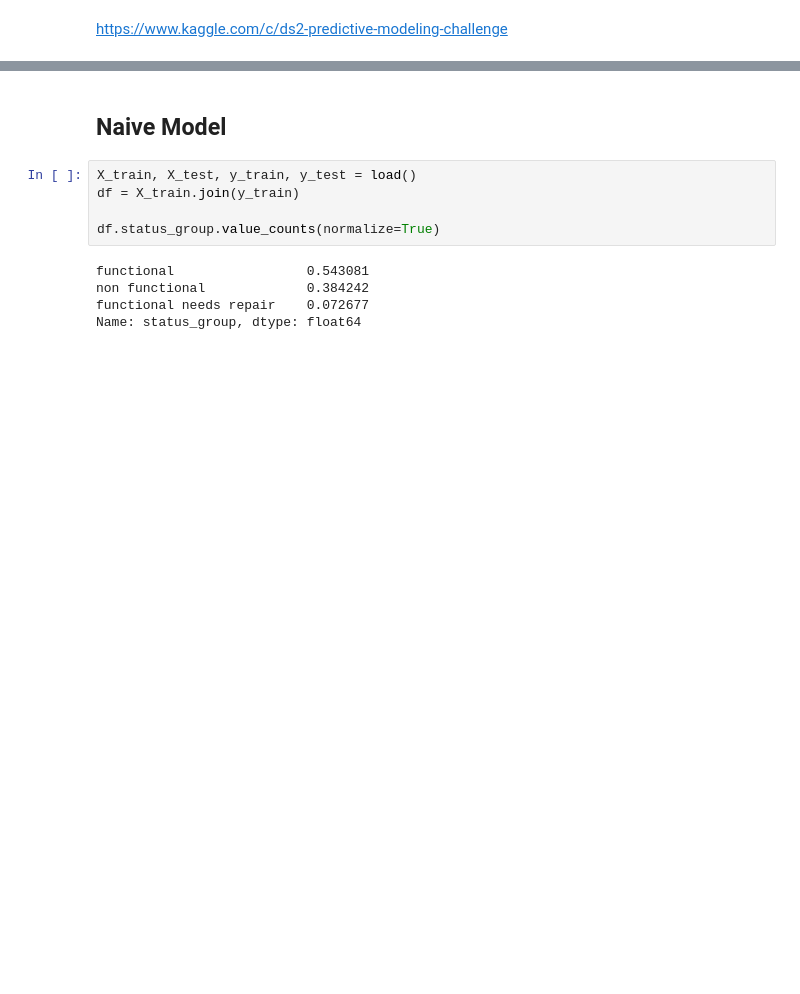
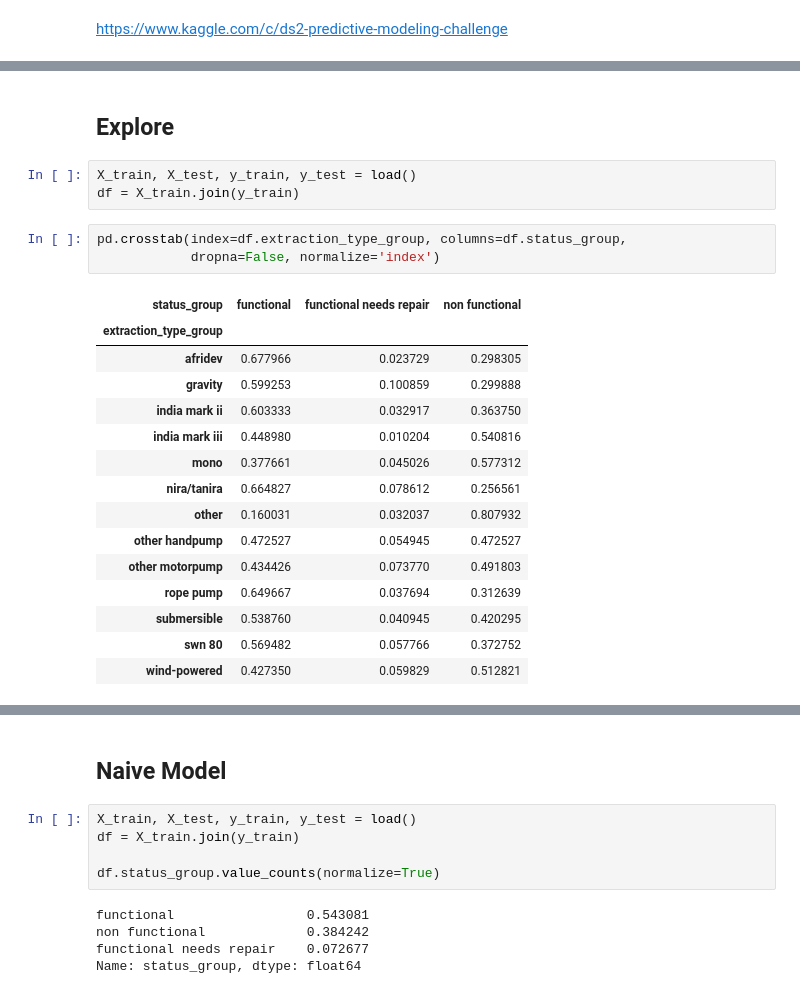
Before and after one commit to chrisluedtke/tanzania-water-pumps, a Jupyter notebook: notebook.ipynb, the cells around one changed output, grey strips where cells are left out. Saved outputs shown, nothing was run; the diff lists cells and outputs as text; blank space fills up the shorter version.

```diff
--- a/notebook.ipynb
+++ b/notebook.ipynb
@@ -77,0 +384,24 @@ feat_deats = {
+# %% [markdown]
+## Explore
+# %%
+X_train, X_test, y_train, y_test = load()
+df = X_train.join(y_train)
+# %%
+pd.crosstab(index=df.extraction_type_group, columns=df.status_group,
+            dropna=False, normalize='index')
+# %% [output]
+| status_group | functional | functional needs repair | non functional |
+| extraction_type_group |  |  |  |
+| afridev | 0.677966 | 0.023729 | 0.298305 |
+| gravity | 0.599253 | 0.100859 | 0.299888 |
+| india mark ii | 0.603333 | 0.032917 | 0.363750 |
+| india mark iii | 0.448980 | 0.010204 | 0.540816 |
+| mono | 0.377661 | 0.045026 | 0.577312 |
+| nira/tanira | 0.664827 | 0.078612 | 0.256561 |
+| other | 0.160031 | 0.032037 | 0.807932 |
+| other handpump | 0.472527 | 0.054945 | 0.472527 |
+| other motorpump | 0.434426 | 0.073770 | 0.491803 |
+| rope pump | 0.649667 | 0.037694 | 0.312639 |
+| submersible | 0.538760 | 0.040945 | 0.420295 |
+| swn 80 | 0.569482 | 0.057766 | 0.372752 |
+| wind-powered | 0.427350 | 0.059829 | 0.512821 |
```
Also changed, not shown: parts of 55 cells of this notebook.
